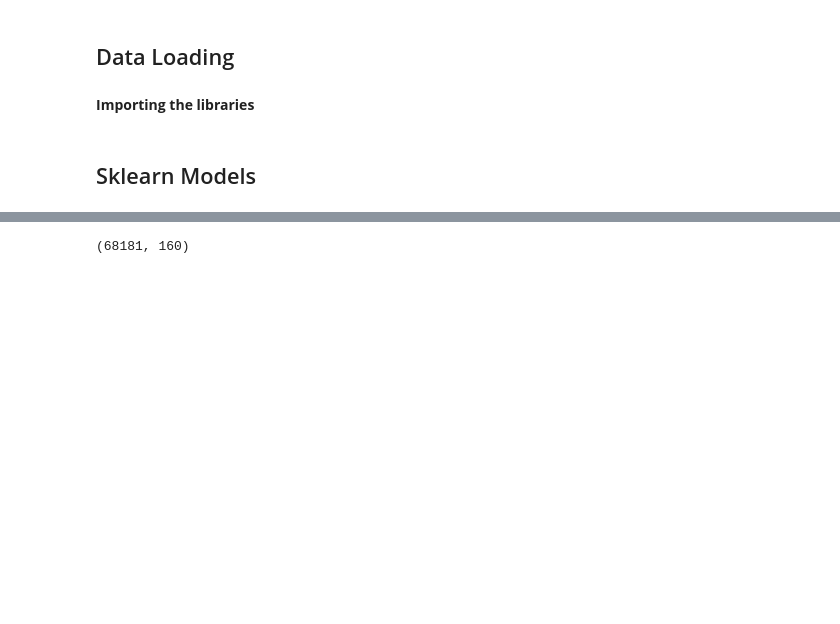
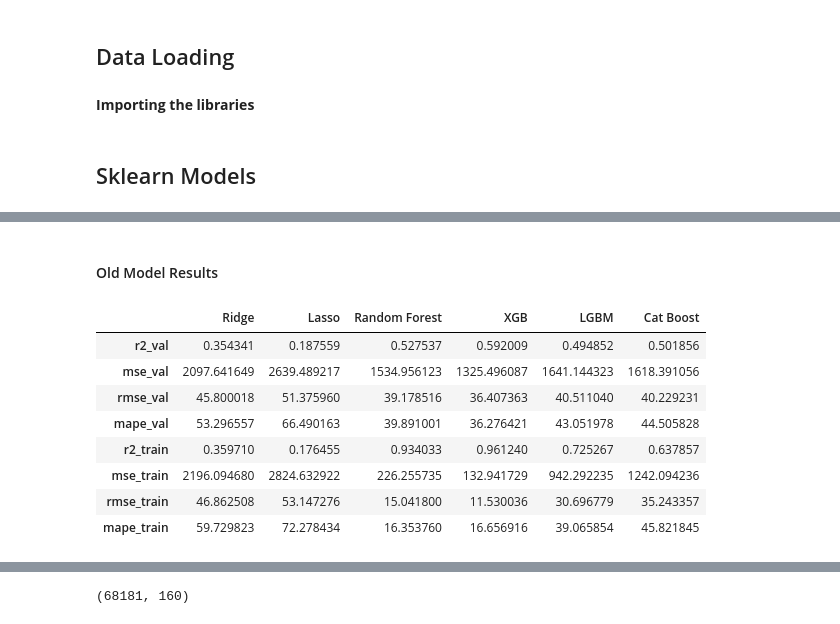
Before and after one commit to utkarshsaboo45/WiDS_climate_change, a Jupyter notebook: model.ipynb, the cells around one changed output, grey strips where cells are left out. Drawn from its saved outputs; the diff is of its cells as text; code cells hidden in the pictures; blank space fills up the shorter version.

```diff
--- a/model.ipynb
+++ b/model.ipynb
@@ -374,7 +446,12 @@ def cross_val_scores(model, X_train, y_train, X_val, y_val, return_train_score=F
 pipe_ridge = make_pipeline(feature_set.column_transformer, Ridge(max_iter=10000))
 pipe_lasso = make_pipeline(feature_set.column_transformer, Lasso())
 pipe_rf = make_pipeline(feature_set.column_transformer, RandomForestRegressor())
-pipe_xgb = make_pipeline(feature_set.column_transformer, XGBRegressor(verbosity=0))#, eta=0.01, max_depth=7, n_estimators=1000))
-pipe_lgbm = make_pipeline(feature_set.column_transformer, LGBMRegressor())
-pipe_catboost = make_pipeline(feature_set.column_transformer, CatBoostRegressor(verbose=False))
+pipe_xgb_tuned = make_pipeline(feature_set.column_transformer, XGBRegressor(
+    verbosity=0, eta=0.3, max_depth=7, n_estimators=1000
+)) # Final
+pipe_xgb = make_pipeline(feature_set.column_transformer, XGBRegressor(verbosity=0))
+pipe_lgbm = make_pipeline(feature_set.column_transformer, LGBMRegressor(n_estimators=1000, max_depth=20))
+pipe_catboost = make_pipeline(feature_set.column_transformer, CatBoostRegressor(
+    verbose=False, learning_rate=0.3, l2_leaf_reg=1, iterations=150, depth=8
+))
 # %%
@@ -411,6 +486,7 @@ models = {
     "Lasso": pipe_lasso,
     "Random Forest": pipe_rf,
     "XGB": pipe_xgb,
+    "XGB Tuned": pipe_xgb_tuned,
     "LGBM": pipe_lgbm,
     "Cat Boost": pipe_catboost,
 }
@@ -422,0 +518,14 @@ pd.DataFrame(results)
+# %% [markdown]
+#### Old Model Results
+# %%
+pd.DataFrame(results) # XGB, LGBM Tuned
+# %% [output]
+|  | Ridge | Lasso | Random Forest | XGB | LGBM | Cat Boost |
+| r2_val | 0.354341 | 0.187559 | 0.527537 | 0.592009 | 0.494852 | 0.501856 |
+| mse_val | 2097.641649 | 2639.489217 | 1534.956123 | 1325.496087 | 1641.144323 | 1618.391056 |
+| rmse_val | 45.800018 | 51.375960 | 39.178516 | 36.407363 | 40.511040 | 40.229231 |
+| mape_val | 53.296557 | 66.490163 | 39.891001 | 36.276421 | 43.051978 | 44.505828 |
+| r2_train | 0.359710 | 0.176455 | 0.934033 | 0.961240 | 0.725267 | 0.637857 |
+| mse_train | 2196.094680 | 2824.632922 | 226.255735 | 132.941729 | 942.292235 | 1242.094236 |
+| rmse_train | 46.862508 | 53.147276 | 15.041800 | 11.530036 | 30.696779 | 35.243357 |
+| mape_train | 59.729823 | 72.278434 | 16.353760 | 16.656916 | 39.065854 | 45.821845 |
```
Also changed, not shown: parts of 54 cells of this notebook.
